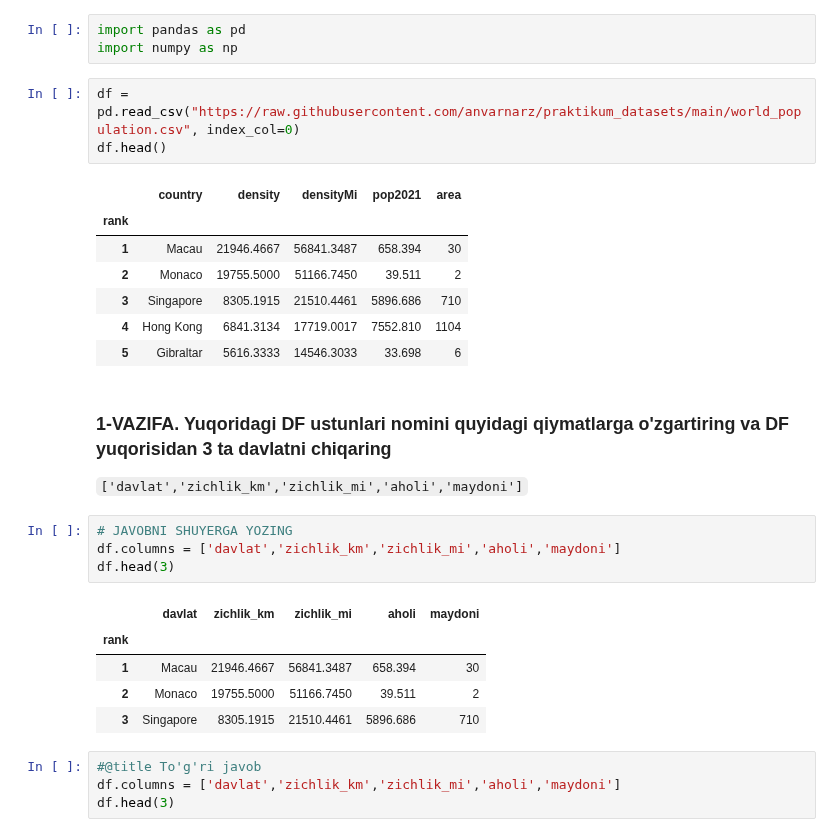
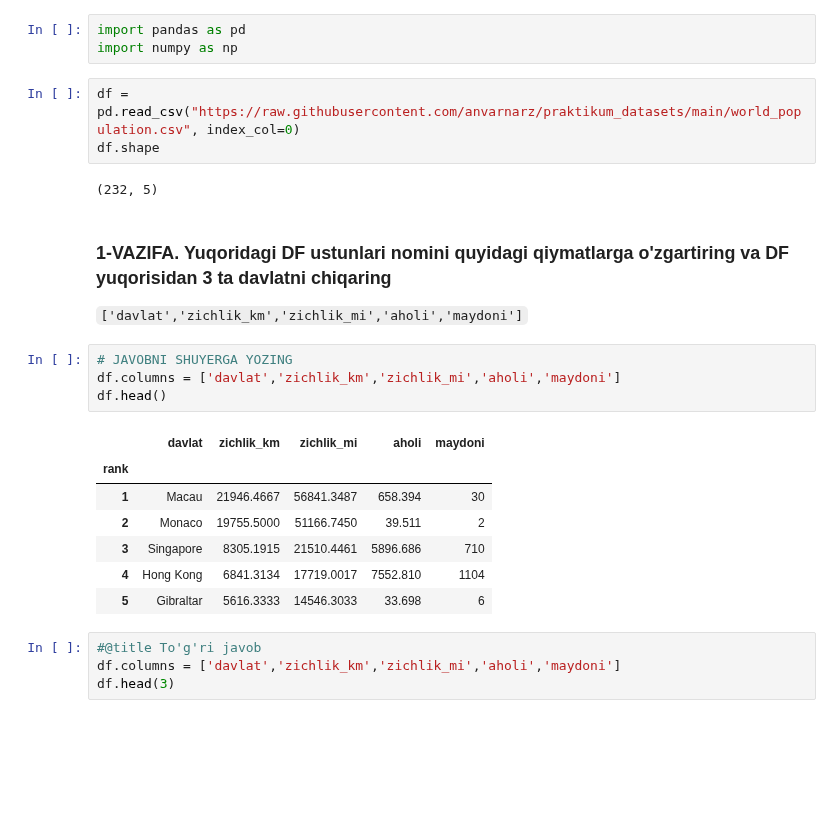
Before and after one commit to izzat-ai/learning-ai, a Jupyter notebook: pandas/practice/pandas_pracitce3.ipynb, the cells around one changed output. Saved outputs shown, nothing was run; the diff lists cells and outputs as text; blank space fills up the shorter version.

```diff
--- a/pandas/practice/pandas_pracitce3.ipynb
+++ b/pandas/practice/pandas_pracitce3.ipynb
@@ -5,28 +13,24 @@ import pandas as pd
 import numpy as np
 # %%
 df = pd.read_csv("https://raw.githubusercontent.com/anvarnarz/praktikum_datasets/main/world_population.csv", index_col=0)
-df.head()
+df.shape
 # %% [output]
-|  | country | density | densityMi | pop2021 | area |
-| rank |  |  |  |  |  |
-| 1 | Macau | 21946.4667 | 56841.3487 | 658.394 | 30 |
-| 2 | Monaco | 19755.5000 | 51166.7450 | 39.511 | 2 |
-| 3 | Singapore | 8305.1915 | 21510.4461 | 5896.686 | 710 |
-| 4 | Hong Kong | 6841.3134 | 17719.0017 | 7552.810 | 1104 |
-| 5 | Gibraltar | 5616.3333 | 14546.3033 | 33.698 | 6 |
+(232, 5)
 # %% [markdown]
 ### 1-VAZIFA. Yuqoridagi DF ustunlari nomini quyidagi qiymatlarga o'zgartiring va DF yuqorisidan 3 ta davlatni chiqaring
 `['davlat','zichlik_km','zichlik_mi','aholi','maydoni']`
 # %%
 # JAVOBNI SHUYERGA YOZING
 df.columns = ['davlat','zichlik_km','zichlik_mi','aholi','maydoni']
-df.head(3)
+df.head()
 # %% [output]
 |  | davlat | zichlik_km | zichlik_mi | aholi | maydoni |
 | rank |  |  |  |  |  |
 | 1 | Macau | 21946.4667 | 56841.3487 | 658.394 | 30 |
 | 2 | Monaco | 19755.5000 | 51166.7450 | 39.511 | 2 |
 | 3 | Singapore | 8305.1915 | 21510.4461 | 5896.686 | 710 |
+| 4 | Hong Kong | 6841.3134 | 17719.0017 | 7552.810 | 1104 |
+| 5 | Gibraltar | 5616.3333 | 14546.3033 | 33.698 | 6 |
 # %%
 #@title To'g'ri javob
 df.columns = ['davlat','zichlik_km','zichlik_mi','aholi','maydoni']
```
Also changed, not shown: parts of 22 cells of this notebook.
